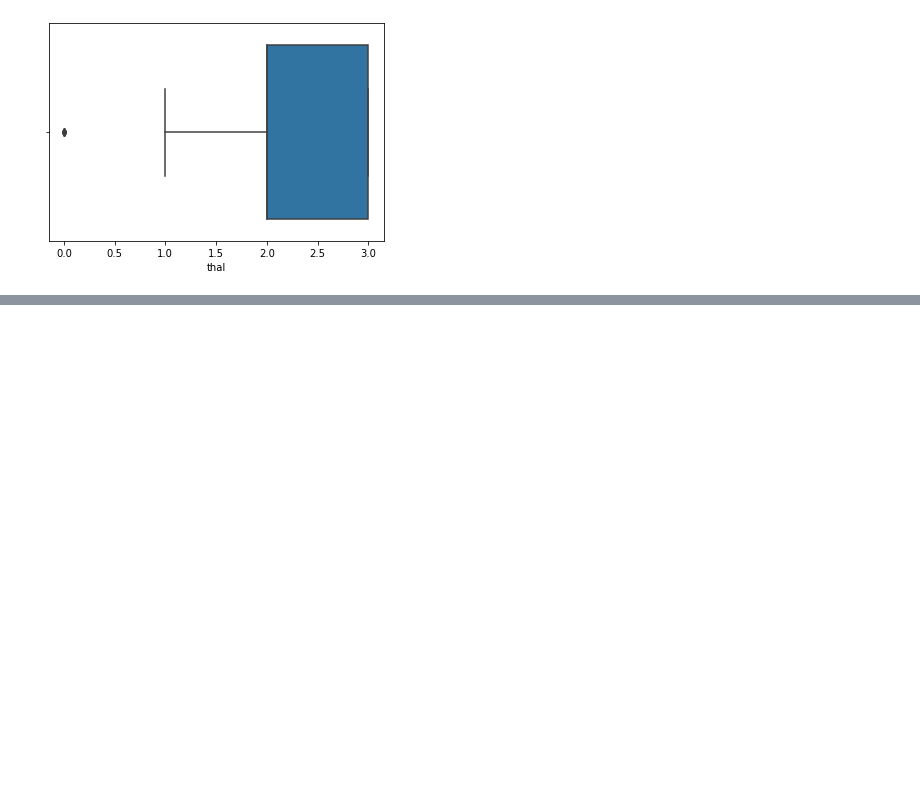
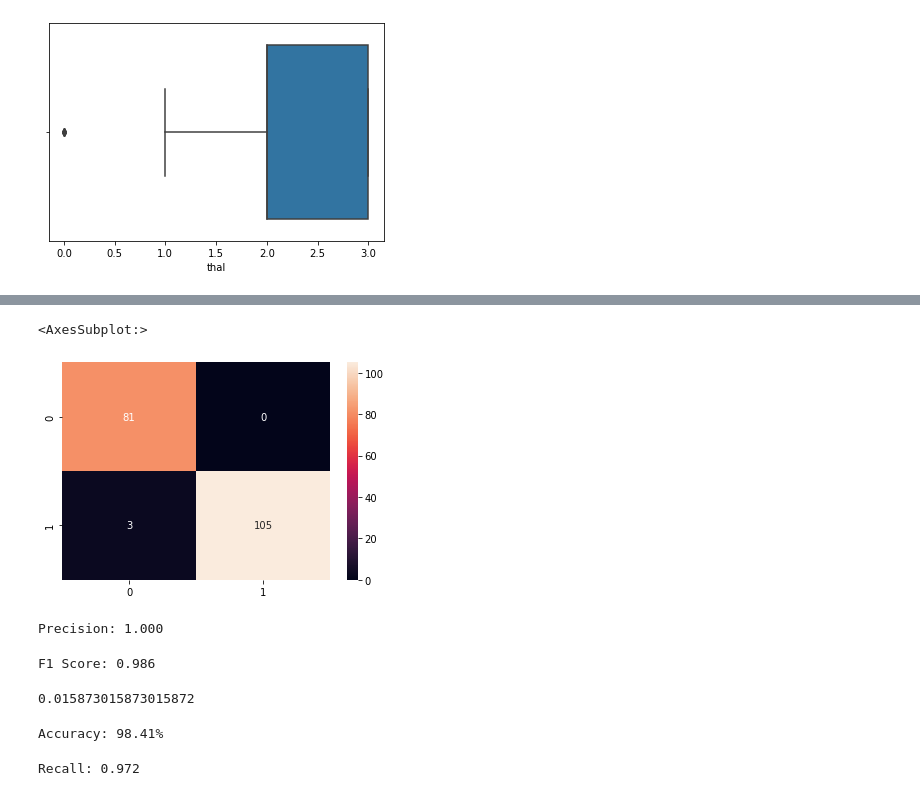
Before and after one commit to afinaldawn/SC2022-BatchB-electric-pythons, a Jupyter notebook: AICamp_Project/Model.ipynb, the cells around one changed output, grey strips where cells are left out. Saved outputs shown, nothing was run; the diff lists cells and outputs as text; code cells hidden in the pictures; blank space fills up the shorter version.

Commit message:
working with models

```diff
--- a/AICamp_Project/Model.ipynb
+++ b/AICamp_Project/Model.ipynb
@@ -323,0 +520,3 @@ sns.boxplot(df.thal)
+# %%
+XGB_model = XGBClassifier()
+XGB_model.fit(x_train, y_train)
@@ -323,0 +534,3 @@ sns.boxplot(df.thal)
+# %%
+XGB_y_hat = XGB_model.predict(x_test)
+XGB_y_hat
@@ -323,0 +559,34 @@ sns.boxplot(df.thal)
+# %%
+# confusion matrix
+sns.heatmap(confusion_matrix(y_test, XGB_y_hat), annot=True, fmt='g')
+# %% [output]
+<AxesSubplot:>
+[figure, added]
+# %%
+# precision
+print('Precision: %.3f' % precision_score(y_test, XGB_y_hat))
+# %% [output]
+Precision: 1.000
+# %%
+# F1 score
+print('F1 Score: %.3f' % f1_score(y_test, XGB_y_hat))
+# %% [output]
+F1 Score: 0.986
+# %%
+# MSE
+total_squared_error = (np.sum((y_test - XGB_y_hat)**2))
+XGB_mean_squared_error = total_squared_error/len(y_test)
+print(XGB_mean_squared_error)
+# %% [output]
+0.015873015873015872
+# %%
+# accuracy
+XGB_accuracy = accuracy_score(y_test, XGB_y_hat)
+print("Accuracy: %.2f%%" % (XGB_accuracy * 100.0))
+# %% [output]
+Accuracy: 98.41%
+# %%
+# recall
+print('Recall: %.3f' % recall_score(y_test, XGB_y_hat))
+# %% [output]
+Recall: 0.972
```
Also changed, not shown: parts of 88 cells of this notebook, 26 other files.
